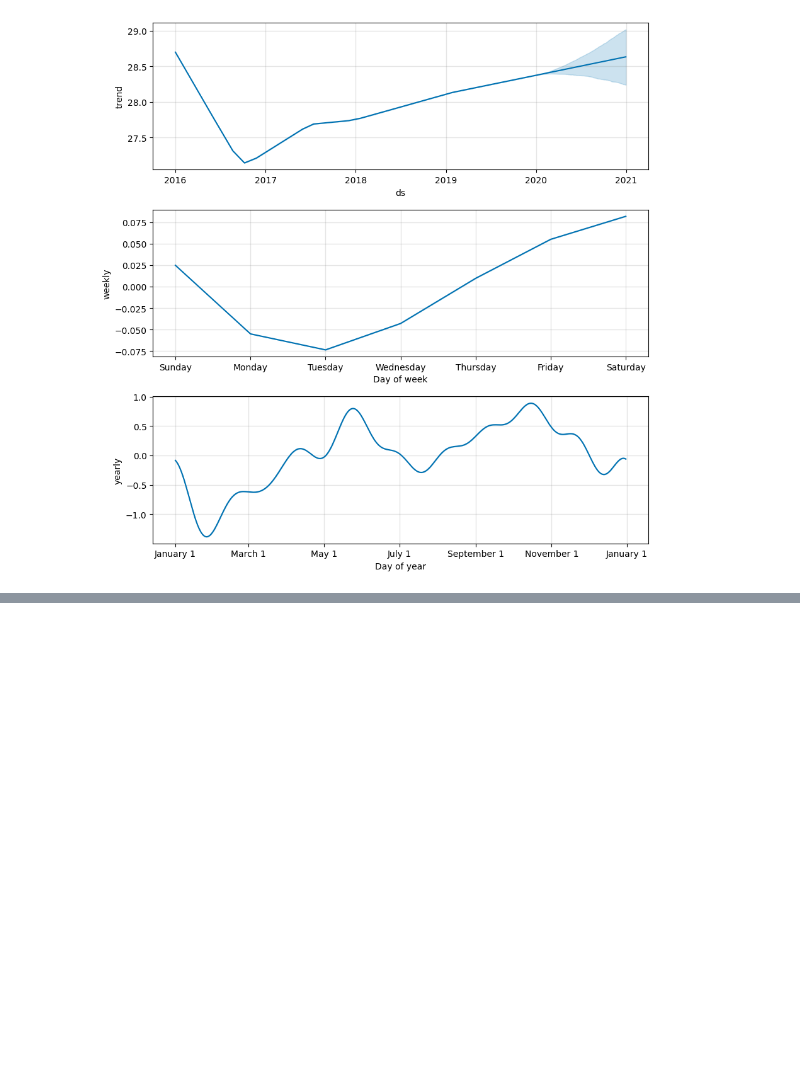
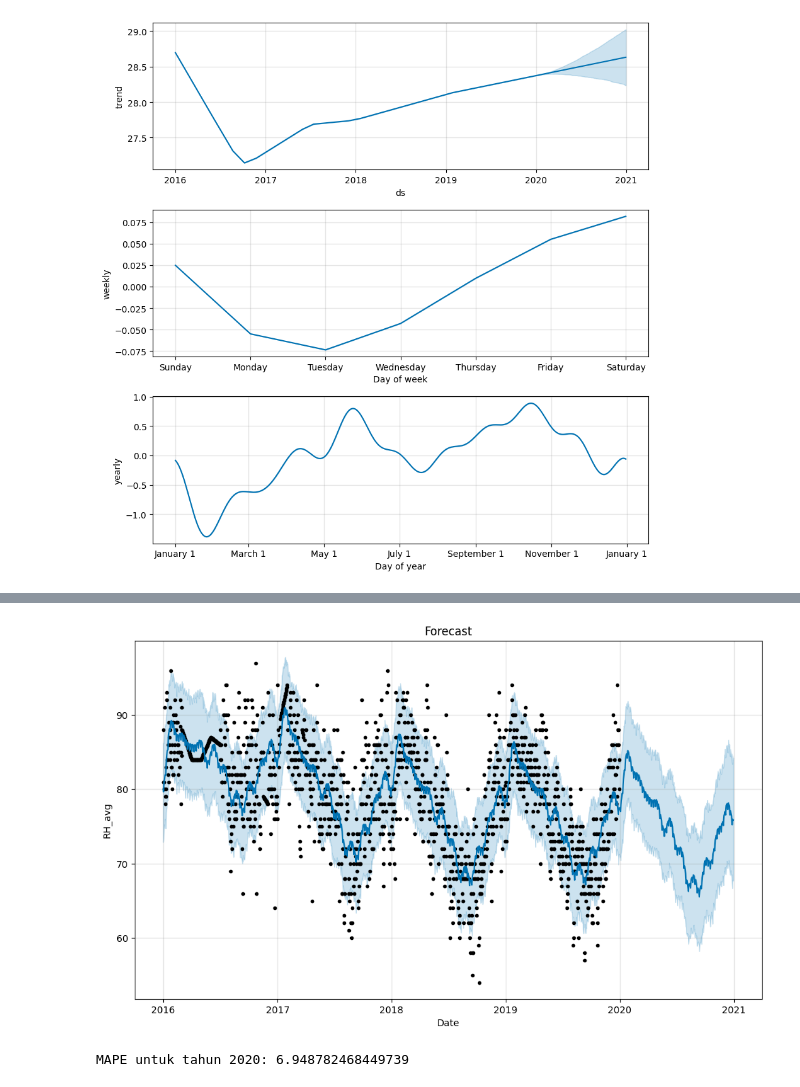
Before and after one commit to Fadhil-hi/Intern-BCC-2024, a Jupyter notebook: Code/models/Time Series Model/ts_Prophet.ipynb, the cells around one changed output, grey strips where cells are left out. Drawn from its saved outputs; the diff is of its cells as text; code cells hidden in the pictures; blank space fills up the shorter version.

```diff
--- a/Code/models/Time Series Model/ts_Prophet.ipynb
+++ b/Code/models/Time Series Model/ts_Prophet.ipynb
@@ -130,4 +131,0 @@ print(forecast[['ds', 'yhat', 'yhat_lower', 'yhat_upper']].tail())
-# %%
-df_copy = df_train.copy()
-df_copy.columns = ['ds', 'ytrue']
-predicted_df = forecast.merge(df_copy)
@@ -162,0 +138,2 @@ fig = model.plot_components(forecast)
+# %%
+model_RH_avg = train_prophet_model(df_copy, target_column='RH_avg', date_column='Unnamed: 0')
@@ -162,0 +143,17 @@ fig = model.plot_components(forecast)
+# %%
+future = model_RH_avg.make_future_dataframe(periods=365, freq='D')
+forecast = model_RH_avg.predict(future)
+# %%
+fig = model_RH_avg.plot(forecast)
+plt.title('Forecast')
+plt.xlabel('Date')
+plt.ylabel('RH_avg')
+plt.grid(True)
+plt.show()
+# %% [output]
+[figure, added]
+# %%
+mape_value = mape(predicted_df['ytrue'], predicted_df['yhat'])
+print("MAPE untuk tahun 2020:", mape_value)
+# %% [output]
+MAPE untuk tahun 2020: 6.948782468449739
```
Also changed, not shown: parts of 42 cells of this notebook, 1 other file.
